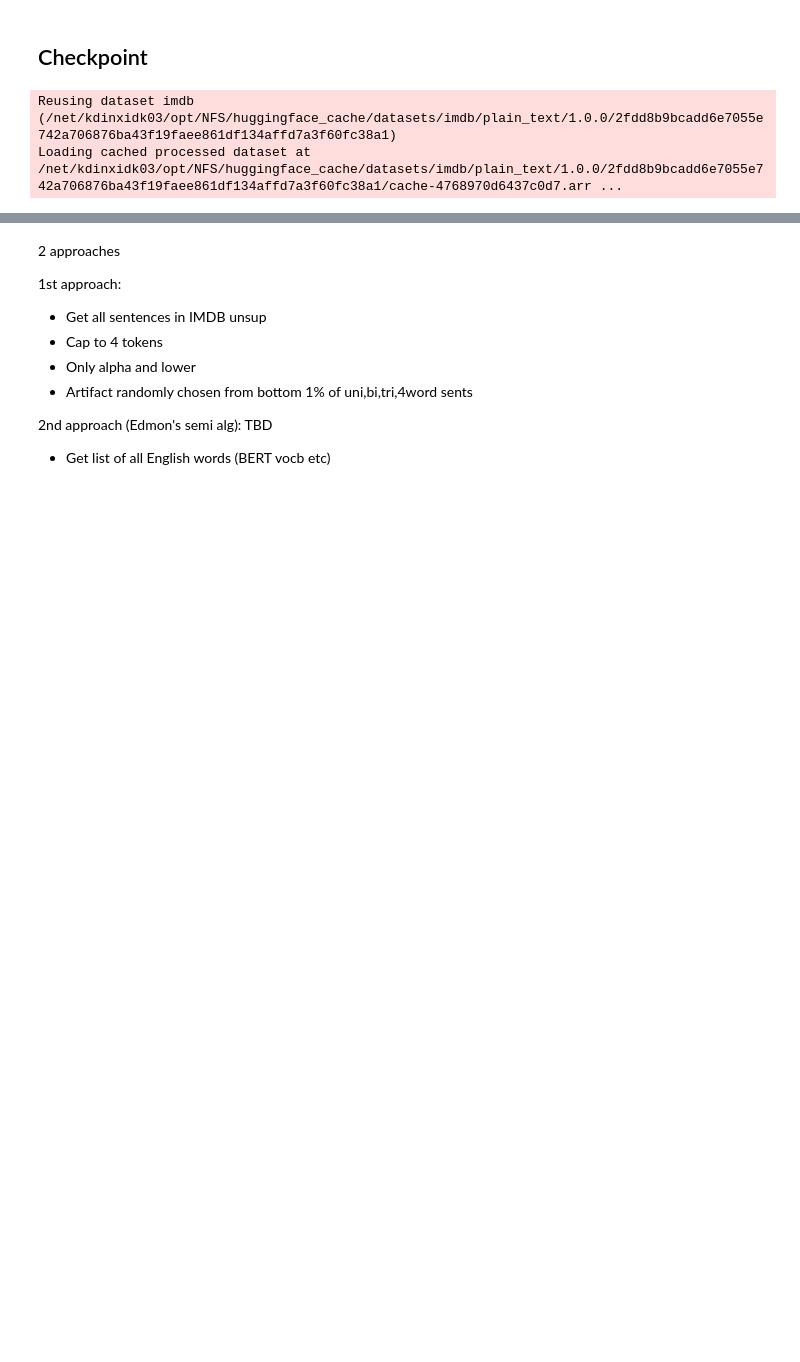
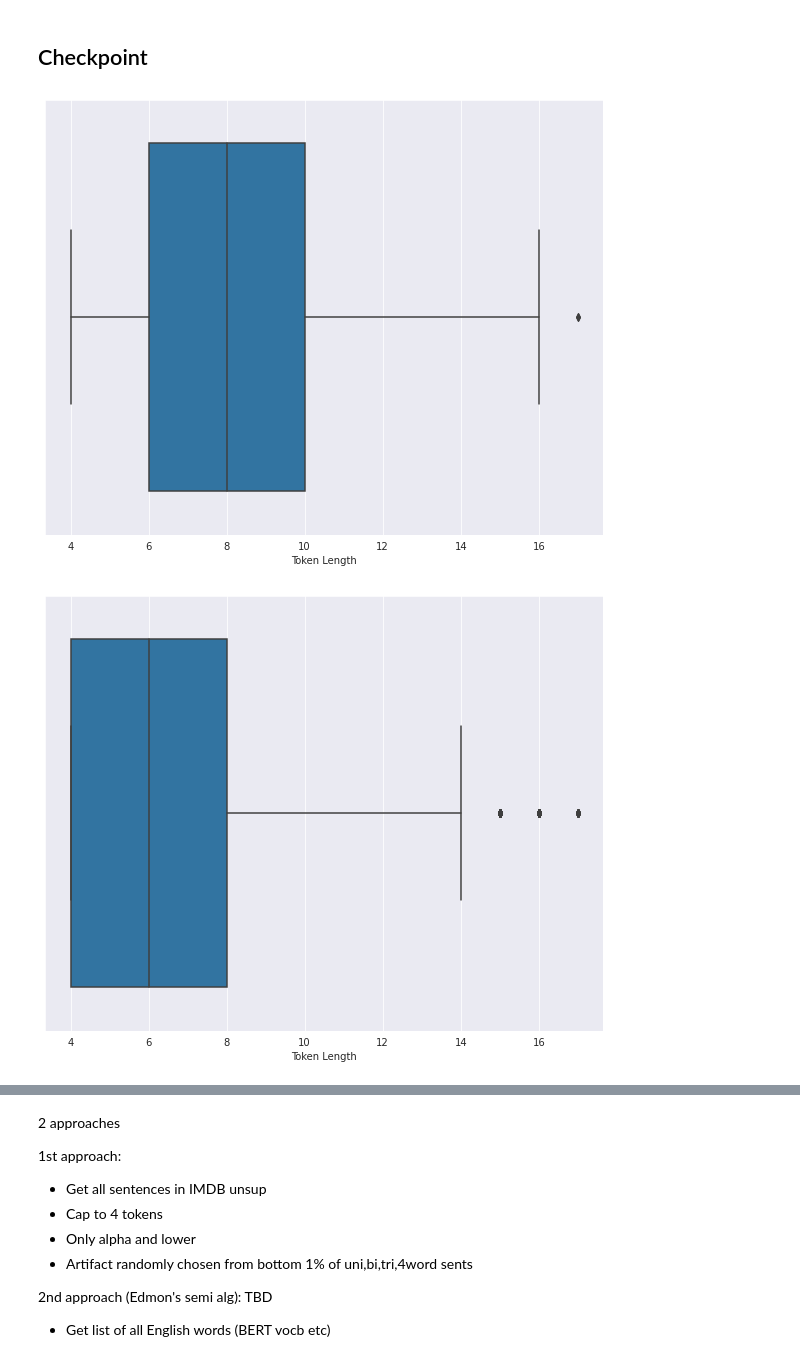
Before and after one commit to mmahbub/sentiment_analysis_dp, a Jupyter notebook: dev_nbs/algorithm.ipynb, the cells around one changed output, grey strips where cells are left out. Drawn from its saved outputs; the diff is of its cells as text; code cells hidden in the pictures; blank space fills up the shorter version.

```diff
--- a/dev_nbs/algorithm.ipynb
+++ b/dev_nbs/algorithm.ipynb
@@ -85,9 +101,38 @@ data_dir_main = project_dir/'datasets'/dataset_name/'cleaned'
 labels = {'neg': 0, 'pos': 1}
 # %% [markdown]
 ## Checkpoint
-# %%
-unsup_ds = datasets.load_dataset(dataset_name, split='unsupervised')
-unsup_ds = unsup_ds.map(denoise_text)
-# %% [output]
-Reusing dataset imdb (/net/kdinxidk03/opt/NFS/huggingface_cache/datasets/imdb/plain_text/1.0.0/2fdd8b9bcadd6e7055e742a706876ba43f19faee861df134affd7a3f60fc38a1)
-Loading cached processed dataset at /net/kdinxidk03/opt/NFS/huggingface_cache/datasets/imdb/plain_text/1.0.0/2fdd8b9bcadd6e7055e742a706876ba43f19faee861df134affd7a3f60fc38a1/cache-4768970d6437c0d7.arr ...
+# %%
+def plot_token_length(lengths):
+  fig, ax = plt.subplots(1,1,figsize=(10,8))
+  ax = sns.boxplot(x=lengths)
+  ax.set_xlabel('Token Length')
+# %%
+def get_pos_data(texts):
+  pos_data = {pos: [] for pos in pos_list}
+  tokens = []
+  for doc in tqdm.notebook.tqdm(nlp.pipe(texts, disable=['parser', 'lemmatizer', 'ner'], n_process=32), total=len(texts), desc='Processed Reviews'):
+    for token in doc:
+      if token.pos_ in pos_list:
+        text = token.text.lower()
+        if token.text.isalpha():
+          if en_dict.check(text):
+            if len(text) > 3:
+              pos_data[token.pos_].append(text)
+
+  return pos_data
+# %%
+train_texts = datasets.load_from_disk(data_dir_main)['train']['text']
+train_pos = get_pos_data(train_texts)
+
+counters = {pos: Counter(tokens) for pos, tokens in train_pos.items()}
+infreq_train_pos = {pos: [token for token, count in counter.items() if count == 1] for pos, counter in counters.items()}
+# %%
+pos = 'ADJ'
+# %%
+infreq_lengths = [len(token) for token in infreq_train_pos[pos]]
+plot_token_length(infreq_lengths)
+all_lengths = [len(token) for token in train_pos[pos]]
+plot_token_length(all_lengths)
+# %% [output]
+[figure, added]
+[figure, added]
```
Also changed, not shown: parts of 36 cells of this notebook.
